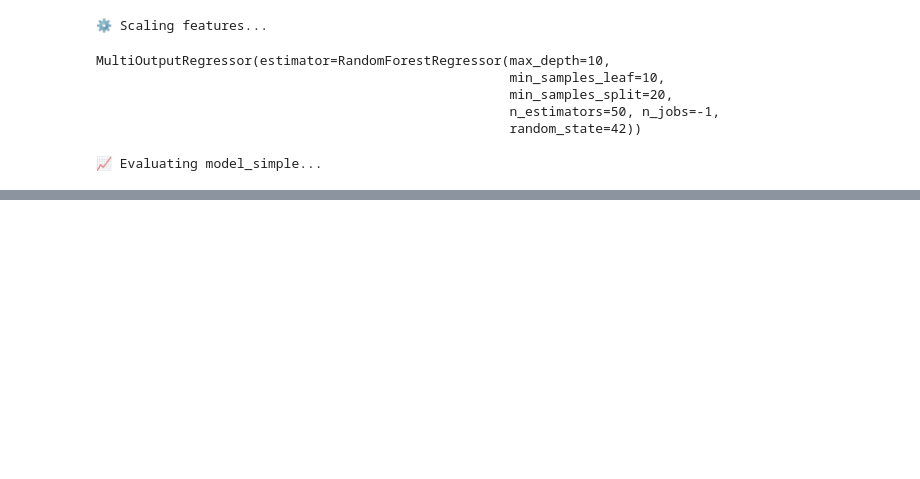
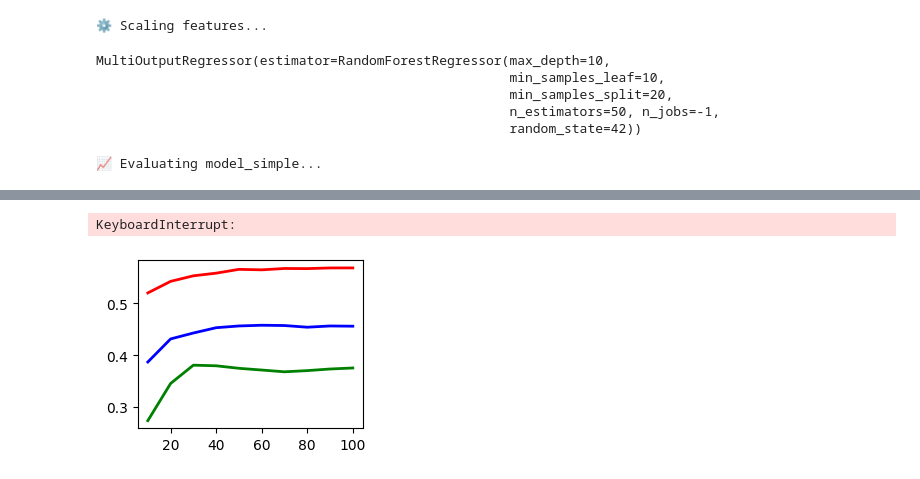
Before and after one commit to yejunkim28/Soccer-Model, a Jupyter notebook: model_2/notes/training.ipynb, the cells around one changed output, grey strips where cells are left out. Saved outputs shown, nothing was run; the diff lists cells and outputs as text; code cells hidden in the pictures; blank space fills up the shorter version.

```diff
--- a/model_2/notes/training.ipynb
+++ b/model_2/notes/training.ipynb
@@ -414,0 +442,38 @@ Test seasons: {2024: 633, 2025: 658}
+# %%
+# =============================================================================
+# ALTERNATIVE 2: Validation Curve for Each Target
+# =============================================================================
+
+from sklearn.model_selection import validation_curve
+
+# Pick a few key targets to avoid clutter
+key_targets = ['Per_90_Minutes_npxG', 'Per_90_Minutes_xAG', 'Tkl+Int', 'SCA_SCA90']
+
+plt.subplot(2, 2, 2)
+colors = ['red', 'blue', 'green', 'orange']
+
+for i, target in enumerate(key_targets):
+    y_single = y_train[target]
+
+    train_scores, val_scores = validation_curve(
+        RandomForestRegressor(random_state=42, n_jobs=-1),
+        X_train_scaled, y_single,
+        param_name='n_estimators',
+        param_range=n_estimators_range,
+        cv=3, scoring='r2'
+    )
+
+    train_mean = train_scores.mean(axis=1)
+    val_mean = val_scores.mean(axis=1)
+
+    plt.plot(n_estimators_range, val_mean,
+             color=colors[i], linewidth=2, label=f'{target}')
+
+plt.xlabel('Number of Trees')
+plt.ylabel('Cross-Validation R²')
+plt.title('Validation Performance by Target')
+plt.legend(fontsize=8)
+plt.grid(True, alpha=0.3)
+# %% [output]
+KeyboardInterrupt:
+[figure, added]
```
Also changed, not shown: parts of 19 cells of this notebook, 5 other files.
